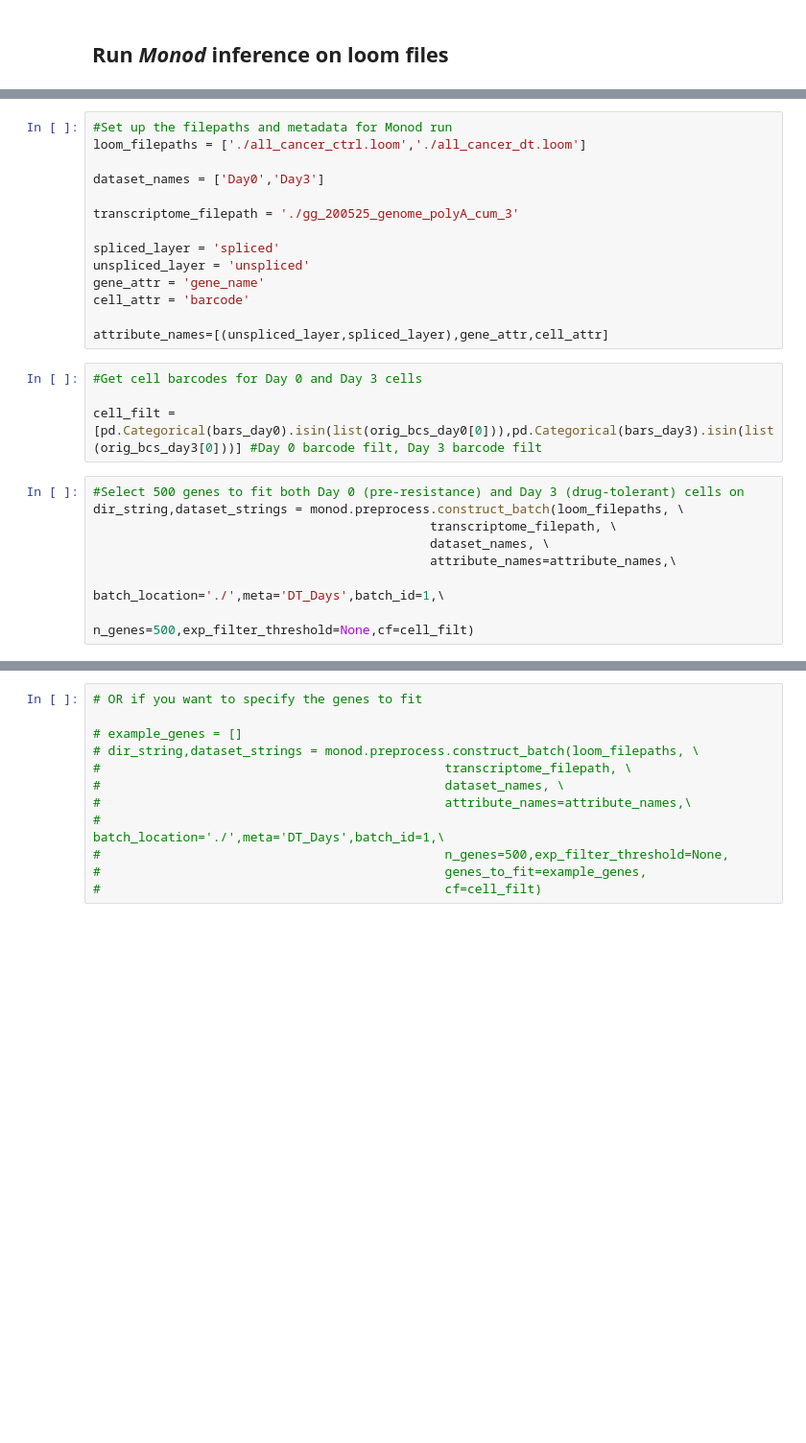
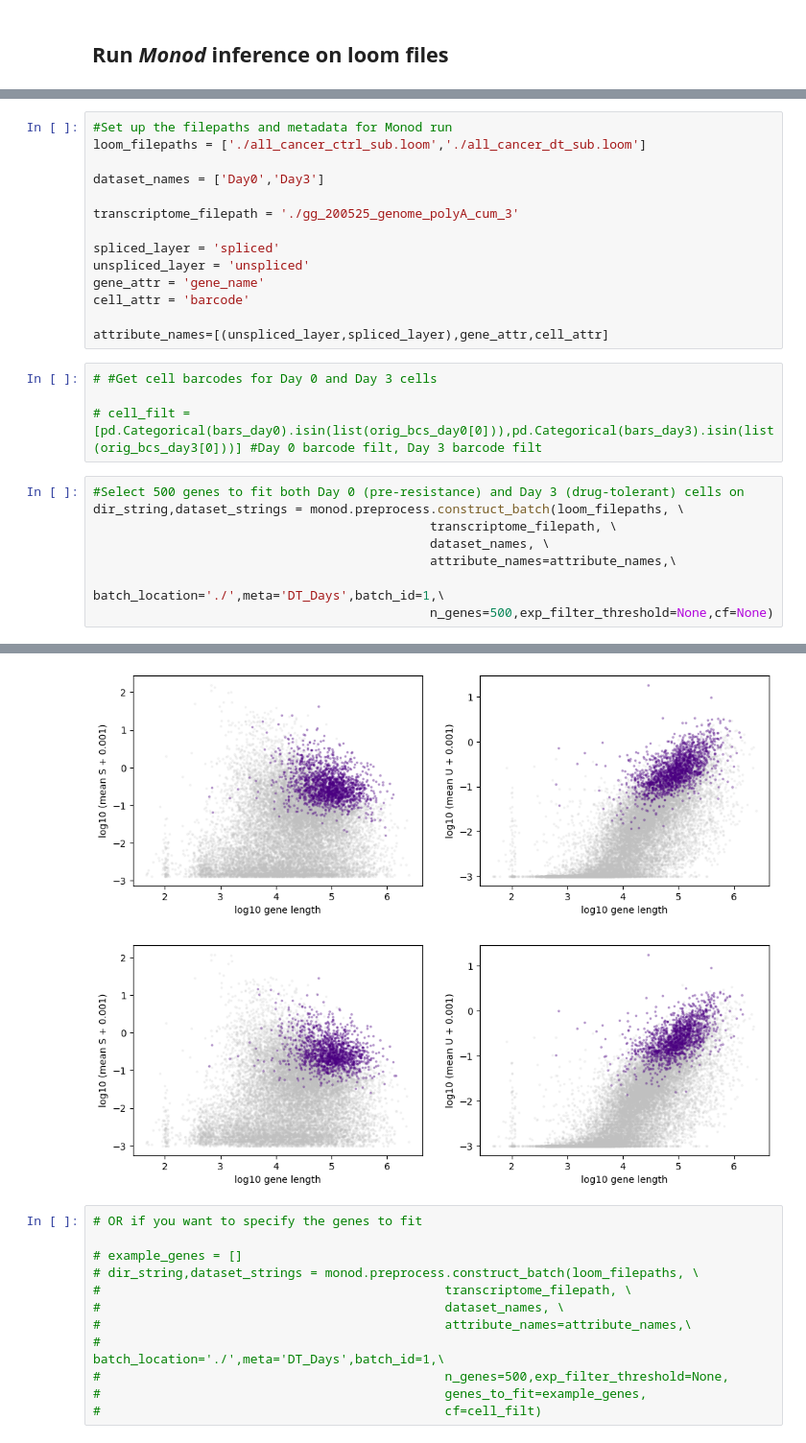
Before and after one commit to pachterlab/CGP_2024_2, a Jupyter notebook: condition_kinetics_example.ipynb, the cells around one changed output, grey strips where cells are left out. Shown at 96% size. Drawn from its saved outputs; the diff is of its cells as text; blank space fills up the shorter version.

Commit message:
test with small looms

```diff
--- a/condition_kinetics_example.ipynb
+++ b/condition_kinetics_example.ipynb
@@ -56,6 +69,6 @@ orig_bcs_day3.head()
 # %%
 #Set up the filepaths and metadata for Monod run
-loom_filepaths = ['./all_cancer_ctrl.loom','./all_cancer_dt.loom']
+loom_filepaths = ['./all_cancer_ctrl_sub.loom','./all_cancer_dt_sub.loom']
 
 dataset_names = ['Day0','Day3']
 
@@ -68,9 +81,9 @@ cell_attr = 'barcode'
 
 attribute_names=[(unspliced_layer,spliced_layer),gene_attr,cell_attr]
 # %%
-#Get cell barcodes for Day 0 and Day 3 cells
+# #Get cell barcodes for Day 0 and Day 3 cells
 
-cell_filt = [pd.Categorical(bars_day0).isin(list(orig_bcs_day0[0])),pd.Categorical(bars_day3).isin(list(orig_bcs_day3[0]))] #Day 0 barcode filt, Day 3 barcode filt
+# cell_filt = [pd.Categorical(bars_day0).isin(list(orig_bcs_day0[0])),pd.Categorical(bars_day3).isin(list(orig_bcs_day3[0]))] #Day 0 barcode filt, Day 3 barcode filt
 # %%
 #Select 500 genes to fit both Day 0 (pre-resistance) and Day 3 (drug-tolerant) cells on
 dir_string,dataset_strings = monod.preprocess.construct_batch(loom_filepaths, \
@@ -78,4 +91,5 @@ dir_string,dataset_strings = monod.preprocess.construct_batch(loom_filepaths, \
                                              dataset_names, \
                                              attribute_names=attribute_names,\
                                              batch_location='./',meta='DT_Days',batch_id=1,\
-                                             n_genes=500,exp_filter_threshold=None,cf=cell_filt)
+                                             n_genes=500,exp_filter_threshold=None,cf=None)
+# %% [output]
@@ -82,3 +97,5 @@ dir_string,dataset_strings = monod.preprocess.construct_batch(loom_filepaths, \
+[figure, added]
+[figure, added]
 # %%
 # OR if you want to specify the genes to fit
 
```
Also changed, not shown: parts of 13 cells of this notebook.
